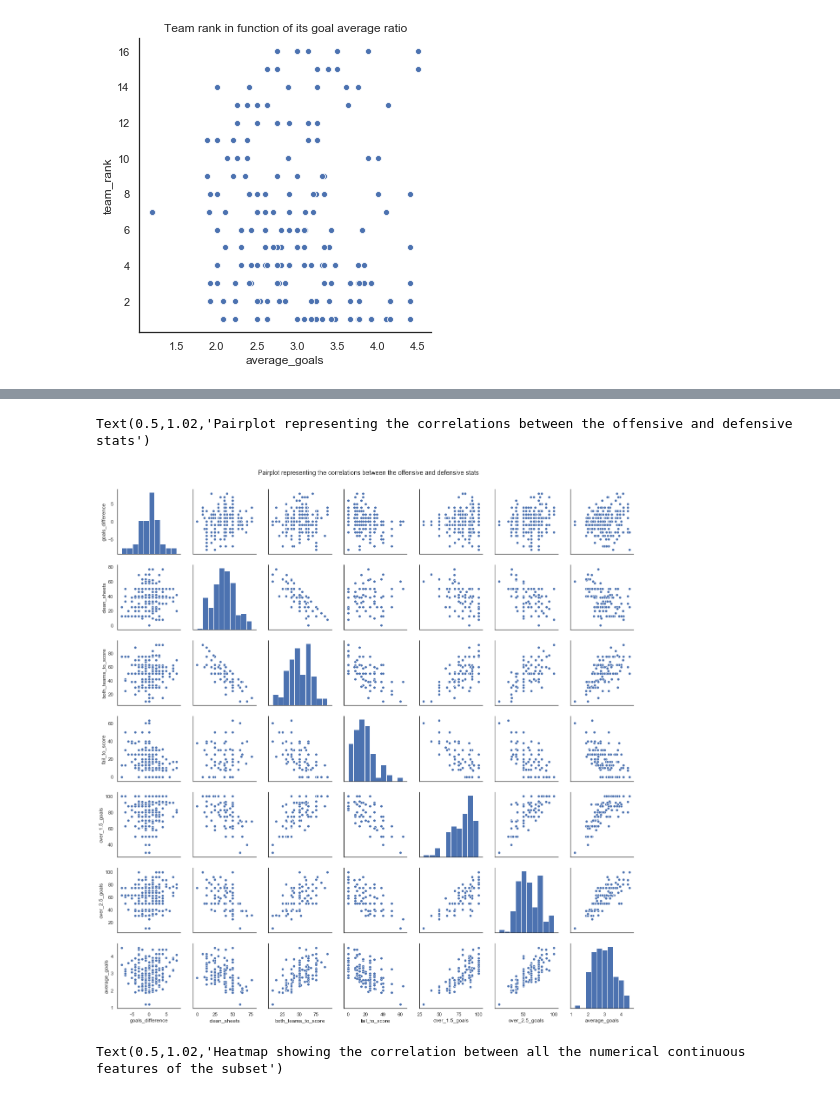
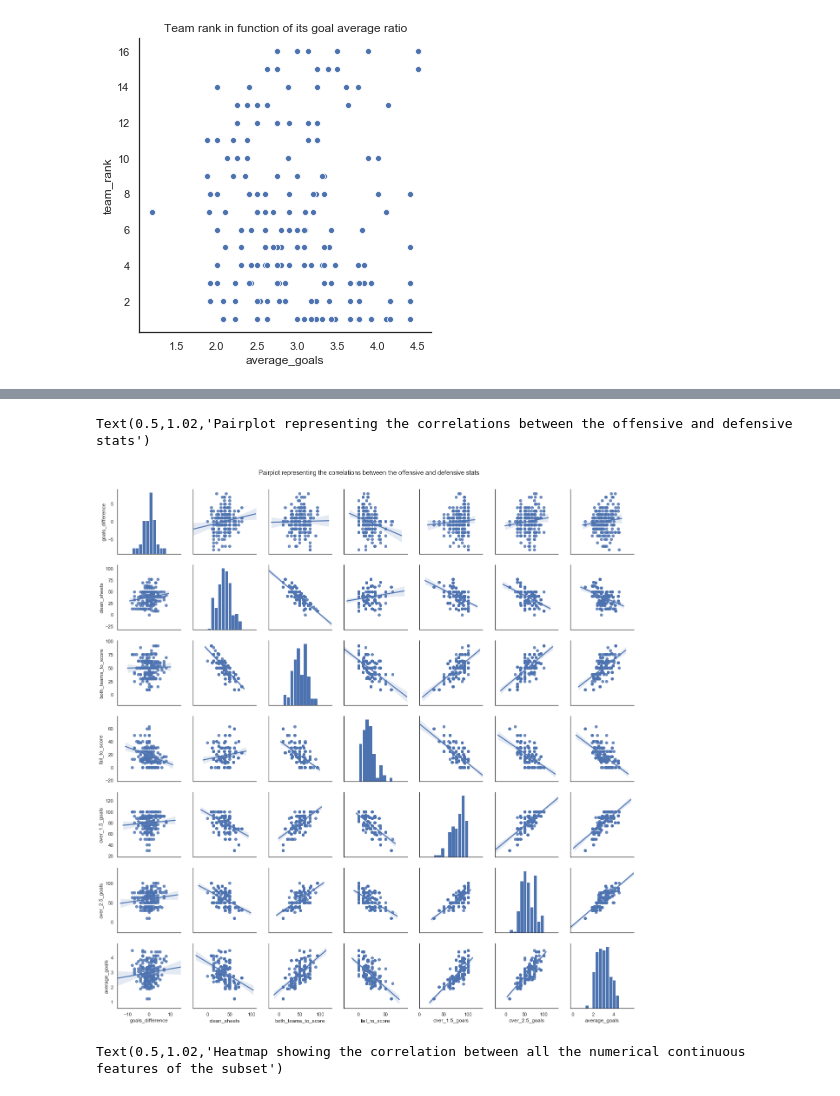
Before and after one commit to cyriltso/PFE-Data-Science, a Jupyter notebook: PFE Notebook - UEFA Champions League 2018-2019.ipynb, the cells around one changed output, grey strips where cells are left out. Drawn from its saved outputs; the diff is of its cells as text; code cells hidden in the pictures.

```diff
--- a/PFE Notebook - UEFA Champions League 2018-2019.ipynb
+++ b/PFE Notebook - UEFA Champions League 2018-2019.ipynb
@@ -1142,15 +1146,15 @@ bi_distrib_2("average_goals", "team_rank", teams_round, "Team rank in function o
 # %%
 ## visualizing pairwise relationships in the subset for the offensive and defensive stats (excluding the team ranking and the results)
 
 off_def_stats = ['goals_difference', 'clean_sheets', 'both_teams_to_score', 'fail_to_score', 'over_1.5_goals', 'over_2.5_goals', 'average_goals']
 pair_data = teams_round[off_def_stats]
 
 pair_data.head()
 
-sns.pairplot(pair_data).fig.suptitle("Pairplot representing the correlations between the offensive and defensive stats", y = 1.02)
+sns.pairplot(pair_data, kind = "reg").fig.suptitle("Pairplot representing the correlations between the offensive and defensive stats", y = 1.02)
 # %% [output]
 Text(0.5,1.02,'Pairplot representing the correlations between the offensive and defensive stats')
-[figure, old version]
+[figure, new version]
 # %%
 ## making a heatmap of the subset to have numerical value of the correlation between features (excluding discrete features such a wins, draws and losses)
 
```
Also changed, not shown: parts of 66 cells of this notebook, 2 other files.
